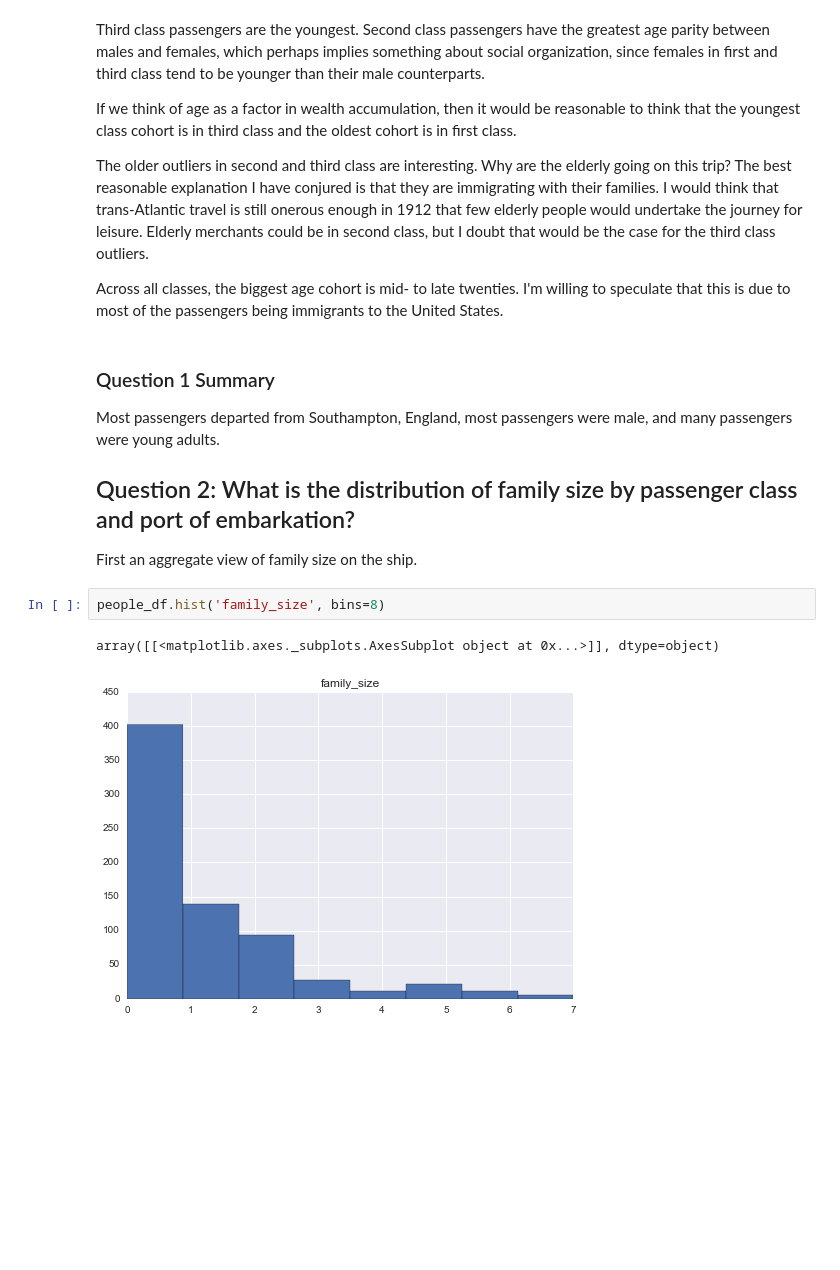
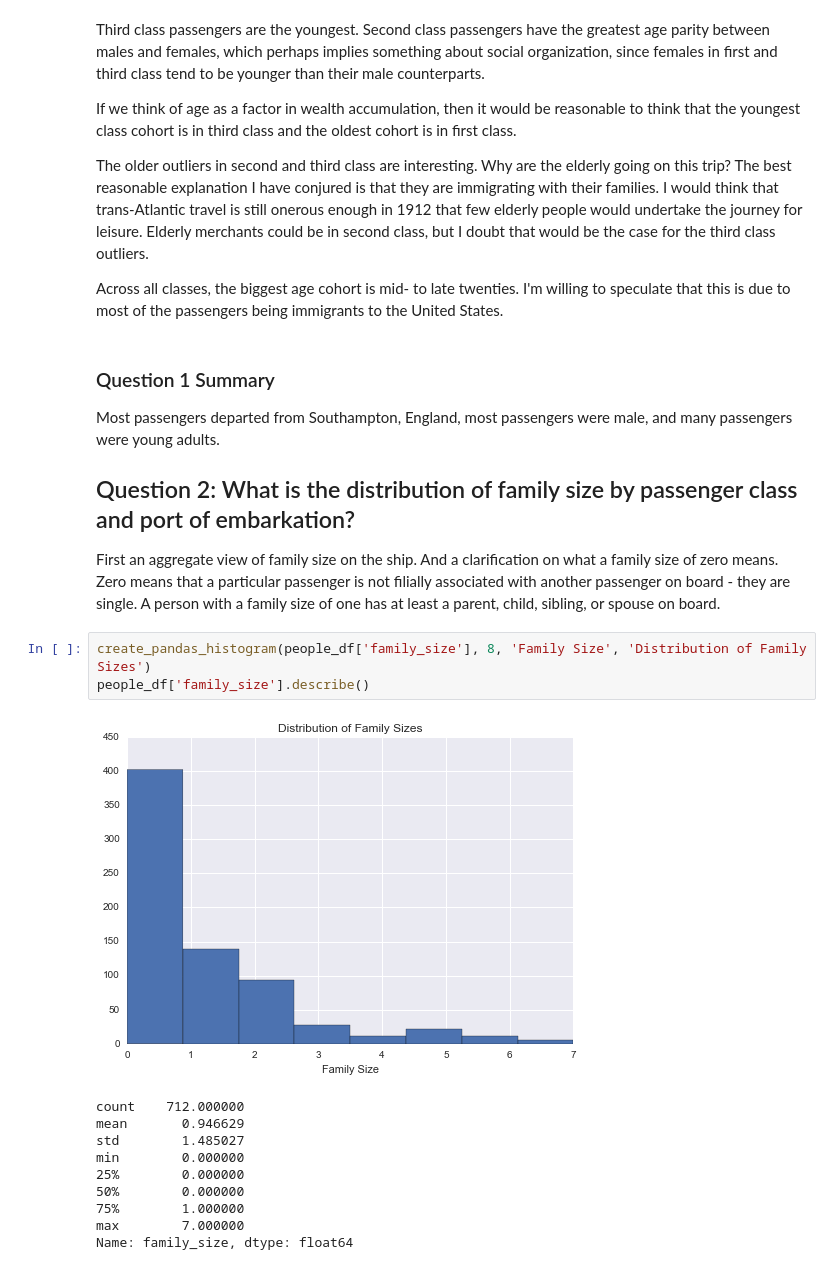
Before and after one commit to nathan-booth/DAND-project2, a Jupyter notebook: titanic.ipynb, the cells around one changed output. Drawn from its saved outputs; the diff is of its cells as text; blank space fills up the shorter version.

```diff
--- a/titanic.ipynb
+++ b/titanic.ipynb
@@ -127,10 +220,19 @@ Most passengers departed from Southampton, England, most passengers were male, a
 
 ## Question 2: What is the distribution of family size by passenger class and port of embarkation?
 
-First an aggregate view of family size on the ship.
+First an aggregate view of family size on the ship. And a clarification on what a family size of zero means. Zero means that a particular passenger is not filially associated with another passenger on board - they are single. A person with a family size of one has at least a parent, child, sibling, or spouse on board.
-# %%
-people_df.hist('family_size', bins=8)
-# %% [output]
-array([[<matplotlib.axes._subplots.AxesSubplot object at 0x...>]], dtype=object)
-[figure, removed]
+# %%
+create_pandas_histogram(people_df['family_size'], 8, 'Family Size', 'Distribution of Family Sizes')
+people_df['family_size'].describe()
+# %% [output]
+[figure, added]
+count    712.000000
+mean       0.946629
+std        1.485027
+min        0.000000
+25%        0.000000
+50%        0.000000
+75%        1.000000
+max        7.000000
+Name: family_size, dtype: float64
 # %% [markdown]
```
Also changed, not shown: parts of 21 cells of this notebook.
